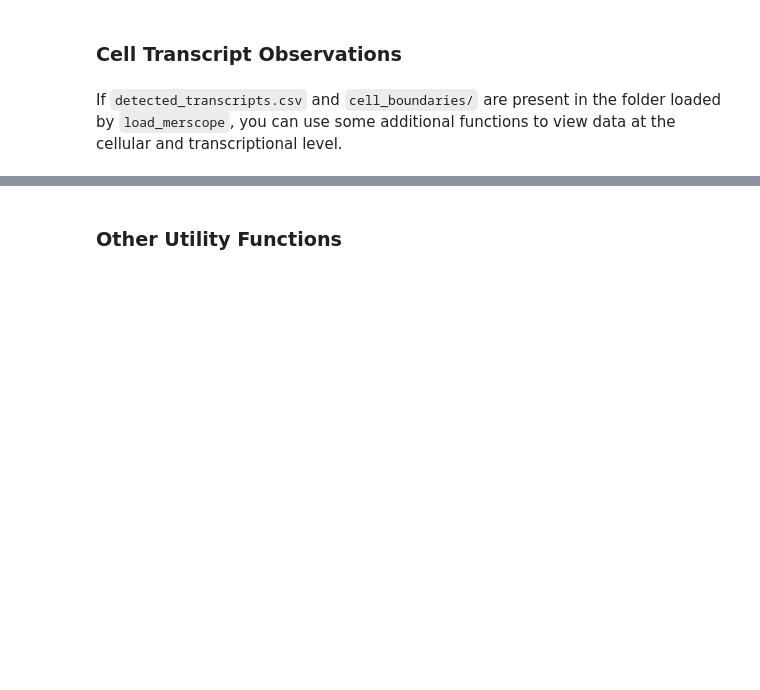
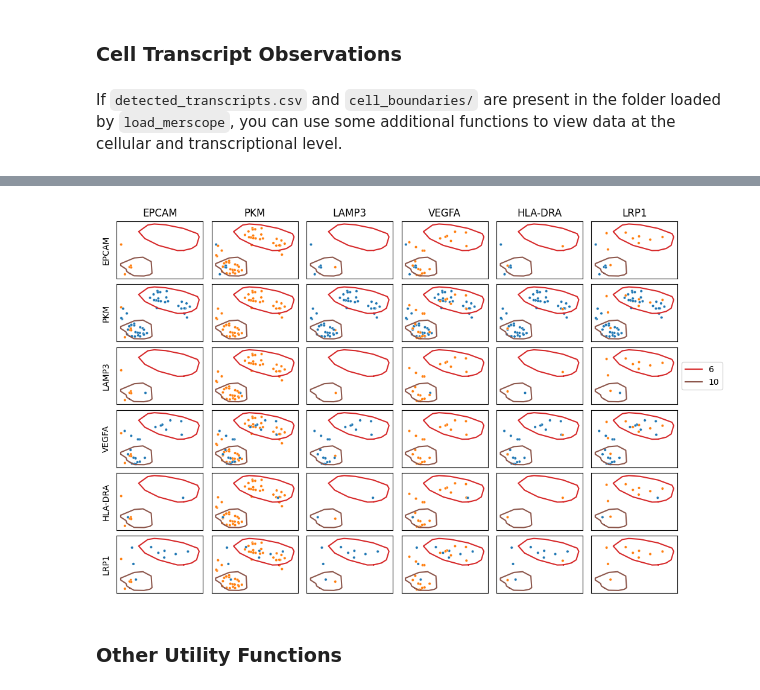
Before and after one commit to immunitastx/monkeybread, a Jupyter notebook: docs/notebooks/tutorial.ipynb, the cells around one changed output, grey strips where cells are left out. Saved outputs shown, nothing was run; the diff lists cells and outputs as text; code cells hidden in the pictures; blank space fills up the shorter version.

```diff
--- a/docs/notebooks/tutorial.ipynb
+++ b/docs/notebooks/tutorial.ipynb
@@ -273,3 +291,14 @@ See the caveats in the documentation: https://pandas.pydata.org/pandas-docs/stab
+# %%
+mb.plot.cell_transcript_proximity(
+    adata,
+    cell_ids,
+    transcript_proximity_df[transcript_proximity_df["gene"].isin(["PKM", "HLA-DRA", "VEGFA", "LRP1", "EPCAM", "LAMP3"])],
+    label = "clusters",
+    pairwise = True
+)
+plt.show()
+# %% [output]
+[figure, added]
 # %% [markdown]
 ### Other Utility Functions
 # %% [markdown]
```
Also changed, not shown: parts of 10 cells of this notebook, 2 other files.
